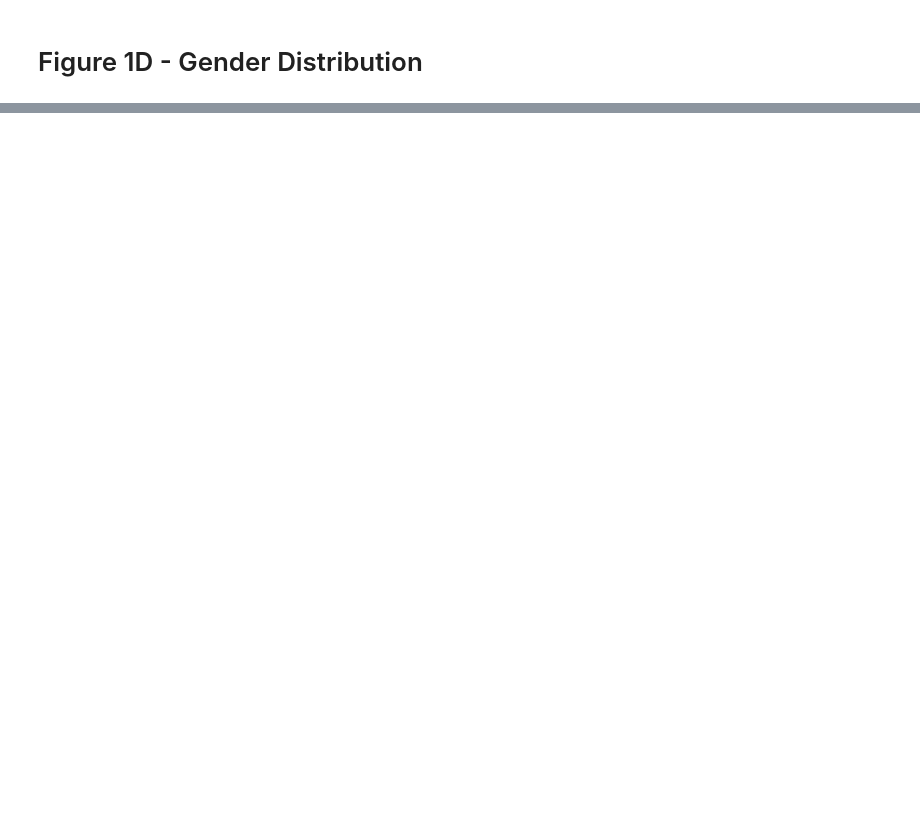
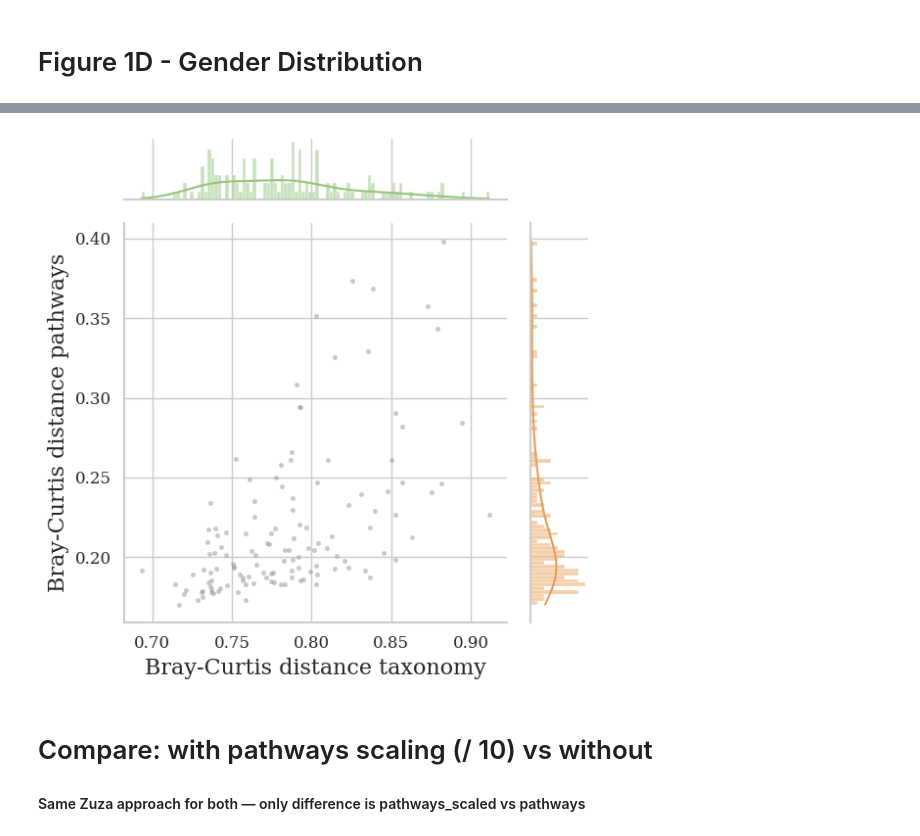
Before and after one commit to Tomasz-Lab/gut-former, a Jupyter notebook: notebooks/figure1.ipynb, the cells around one changed output, grey strips where cells are left out. Cells and saved outputs as stored; diff of their text form; code cells hidden in the pictures; blank space fills up the shorter version.

```diff
--- a/notebooks/figure1.ipynb
+++ b/notebooks/figure1.ipynb
@@ -105,0 +206,20 @@ plt.savefig(f"{figures_path}/Fig1D.png", dpi=300)
+# %%
+g = sns.JointGrid(data=result, x="taxonomy_dist", y="pathways_dist")
+
+sns.scatterplot(data=result, x="taxonomy_dist", y="pathways_dist",
+                s=10, alpha=0.5, edgecolor=None, color="#969696", ax=g.ax_joint)
+sns.histplot(data=result, x="taxonomy_dist", kde=True, bins=100,
+             edgecolor=None, color="#93c47dff", ax=g.ax_marg_x)
+sns.histplot(data=result, y="pathways_dist", kde=True, bins=100,
+             edgecolor=None, color="#e89e53ff", ax=g.ax_marg_y)
+
+g.ax_joint.set_xlabel("Bray-Curtis distance taxonomy")
+g.ax_joint.set_ylabel("Bray-Curtis distance pathways")
+
+plt.tight_layout()
+plt.show()
+# %% [output]
+[figure, added]
+# %% [markdown]
+# Compare: with pathways scaling (/ 10) vs without
+####  Same Zuza approach for both — only difference is pathways_scaled vs pathways
```
Also changed, not shown: parts of 21 cells of this notebook, 1 other file.
